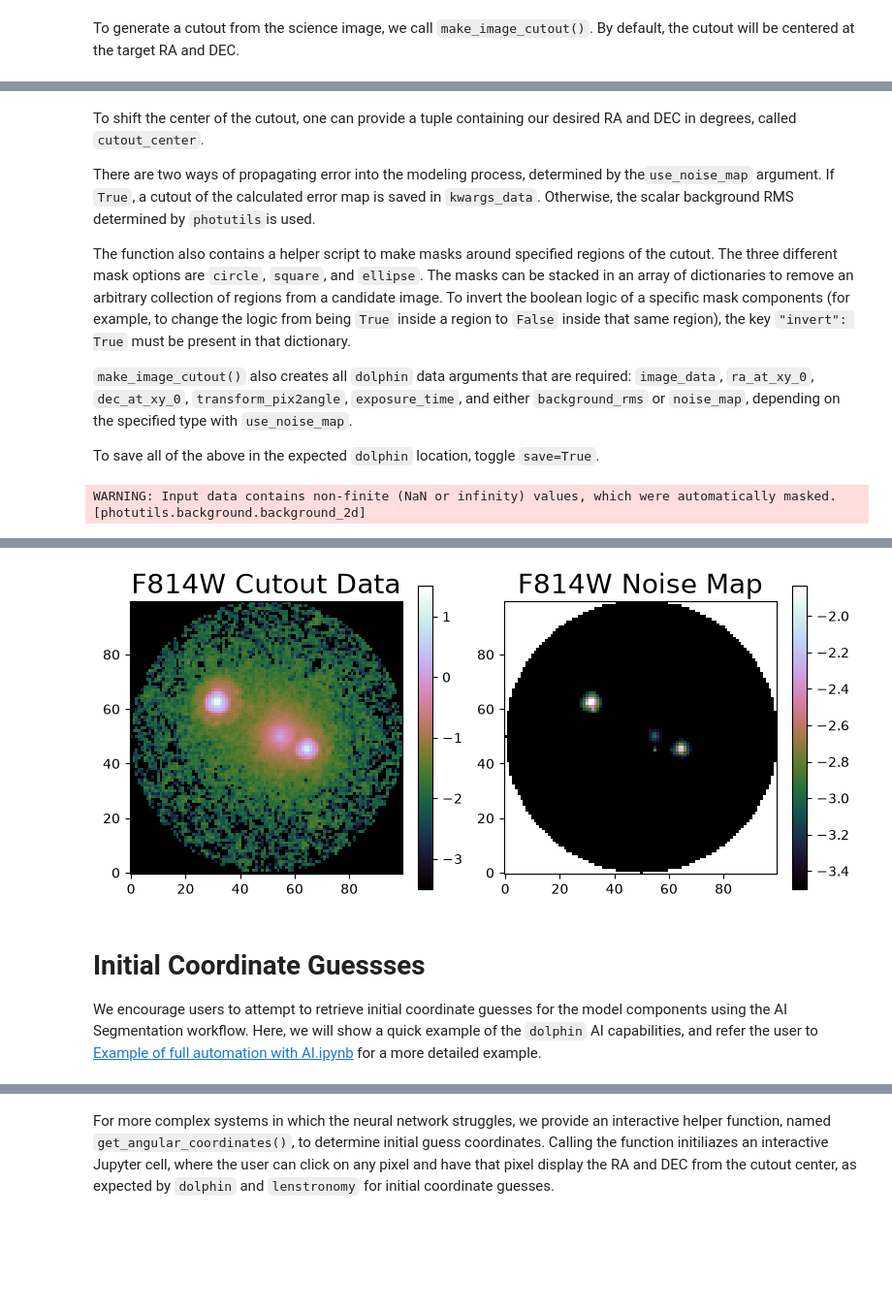
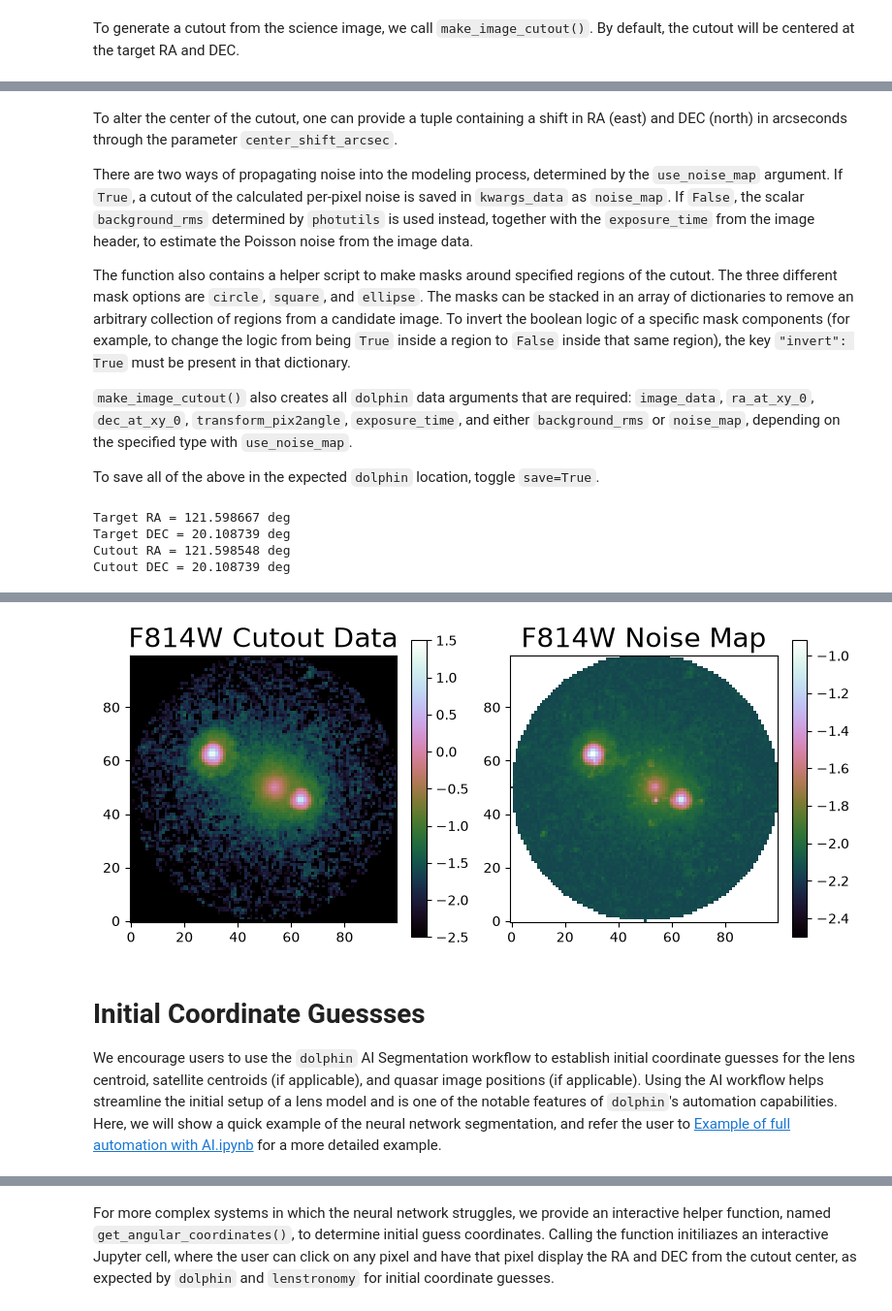
Before and after one commit to ajshajib/dolphin, a Jupyter notebook: notebooks/Example of ImageCutout.ipynb, the cells around one changed output, grey strips where cells are left out. Shown at 97% size. Saved outputs shown, nothing was run; the diff lists cells and outputs as text; code cells hidden in the pictures; blank space fills up the shorter version.

Commit message:
address comments from @ajshajib

```diff
--- a/notebooks/Example of ImageCutout.ipynb
+++ b/notebooks/Example of ImageCutout.ipynb
@@ -39,9 +41,9 @@ DEC = 20.108739 deg
 WARNING: Input data contains non-finite (NaN or infinity) values, which were automatically masked. [photutils.background.background_2d]
 [figure]
 # %% [markdown]
-To shift the center of the cutout, one can provide a tuple containing our desired RA and DEC in degrees, called `cutout_center`.
+To alter the center of the cutout, one can provide a tuple containing a shift in RA (east) and DEC (north) in arcseconds through the parameter `center_shift_arcsec`.
 
-There are two ways of propagating error into the modeling process, determined by the`use_noise_map` argument. If `True`, a cutout of the calculated error map is saved in `kwargs_data`. Otherwise, the scalar background RMS determined by `photutils`is used.
+There are two ways of propagating noise into the modeling process, determined by the `use_noise_map` argument. If `True`, a cutout of the calculated per-pixel noise is saved in `kwargs_data` as `noise_map`. If `False`, the scalar `background_rms` determined by `photutils` is used instead, together with the `exposure_time` from the image header, to estimate the Poisson noise from the image data.
 
 The function also contains a helper script to make masks around specified regions of the cutout. The three different mask options are `circle`, `square`, and `ellipse`. The masks can be stacked in an array of dictionaries to remove an arbitrary collection of regions from a candidate image. To invert the boolean logic of a specific mask components (for example, to change the logic from being `True` inside a region to `False` inside that same region), the key `"invert": True` must be present in that dictionary.
 
@@ -54,11 +56,14 @@ kwargs_mask = [{"type": "circle", "center": (50, 50), "radius": 50, "invert": Fa
 
 image_cutout.make_image_cutout(
     cutout_scale=100,
-    cutout_center=(121.598567, 20.108739),
-    vmin=-3.5,
+    center_shift_arcsec=(-0.4, 0.0),
+    vmin=-2.5,
     kwargs_mask=kwargs_mask,
     use_noise_map=True,
     save=True,
 )
 # %% [output]
-WARNING: Input data contains non-finite (NaN or infinity) values, which were automatically masked. [photutils.background.background_2d]
+Target RA = 121.598667 deg
+Target DEC = 20.108739 deg
+Cutout RA = 121.598548 deg
+Cutout DEC = 20.108739 deg
@@ -65,8 +71,8 @@ WARNING: Input data contains non-finite (NaN or infinity) values, which were aut
-[figure, old version]
+[figure, new version]
 # %% [markdown]
 # Initial Coordinate Guessses
 
-We encourage users to attempt to retrieve initial coordinate guesses for the model components using the AI Segmentation workflow. Here, we will show a quick example of the `dolphin` AI capabilities, and refer the user to [Example of full automation with AI.ipynb](https://github.com/ajshajib/dolphin/blob/main/notebooks/Example%20of%20full%20auomation%20with%20AI.ipynb) for a more detailed example.
+We encourage users to use the `dolphin` AI Segmentation workflow to establish initial coordinate guesses for the lens centroid, satellite centroids (if applicable), and quasar image positions (if applicable). Using the AI workflow helps streamline the initial setup of a lens model and is one of the notable features of `dolphin`'s automation capabilities. Here, we will show a quick example of the neural network segmentation, and refer the user to [Example of full automation with AI.ipynb](https://github.com/ajshajib/dolphin/blob/main/notebooks/Example%20of%20full%20auomation%20with%20AI.ipynb) for a more detailed example.
 # %%
 vision = Vision(io_directory_path=io_directory, source_type="quasar")
 segementation = vision.create_segmentation_for_single_lens(lens_name, data_band)
```
Also changed, not shown: parts of 9 cells of this notebook, 9 other files.
